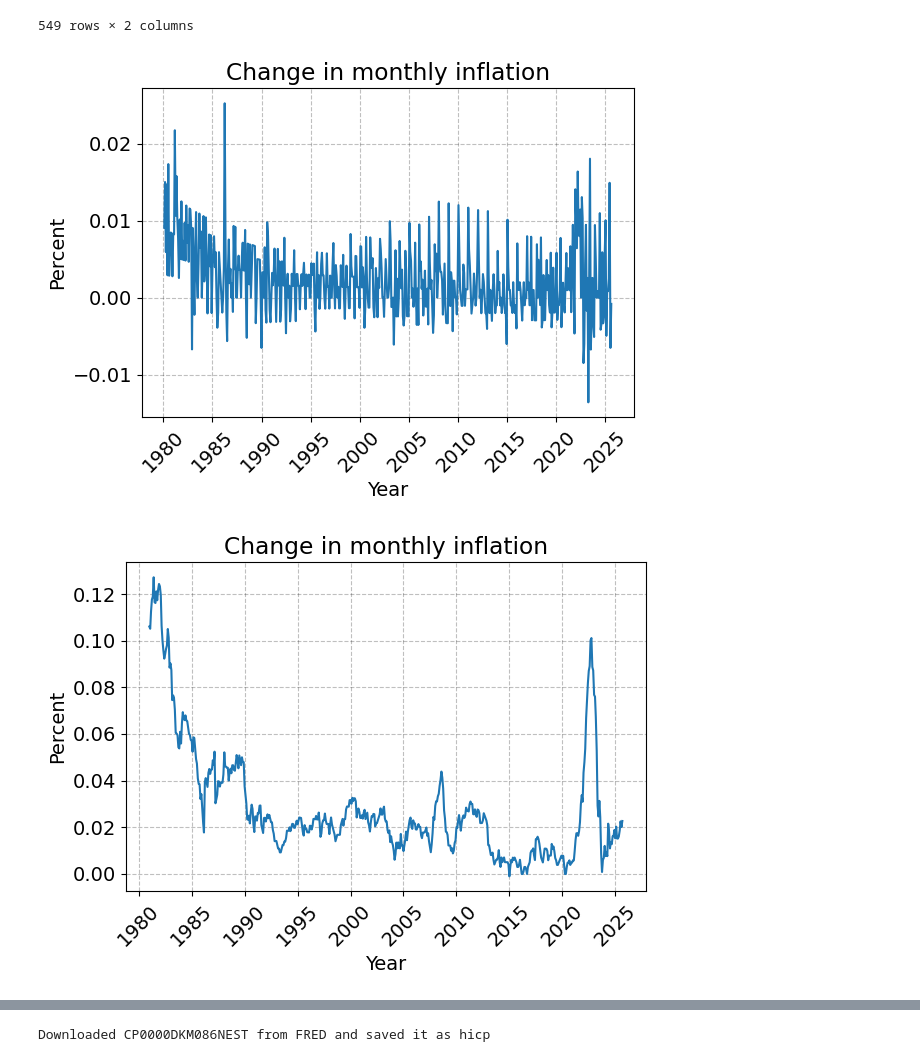
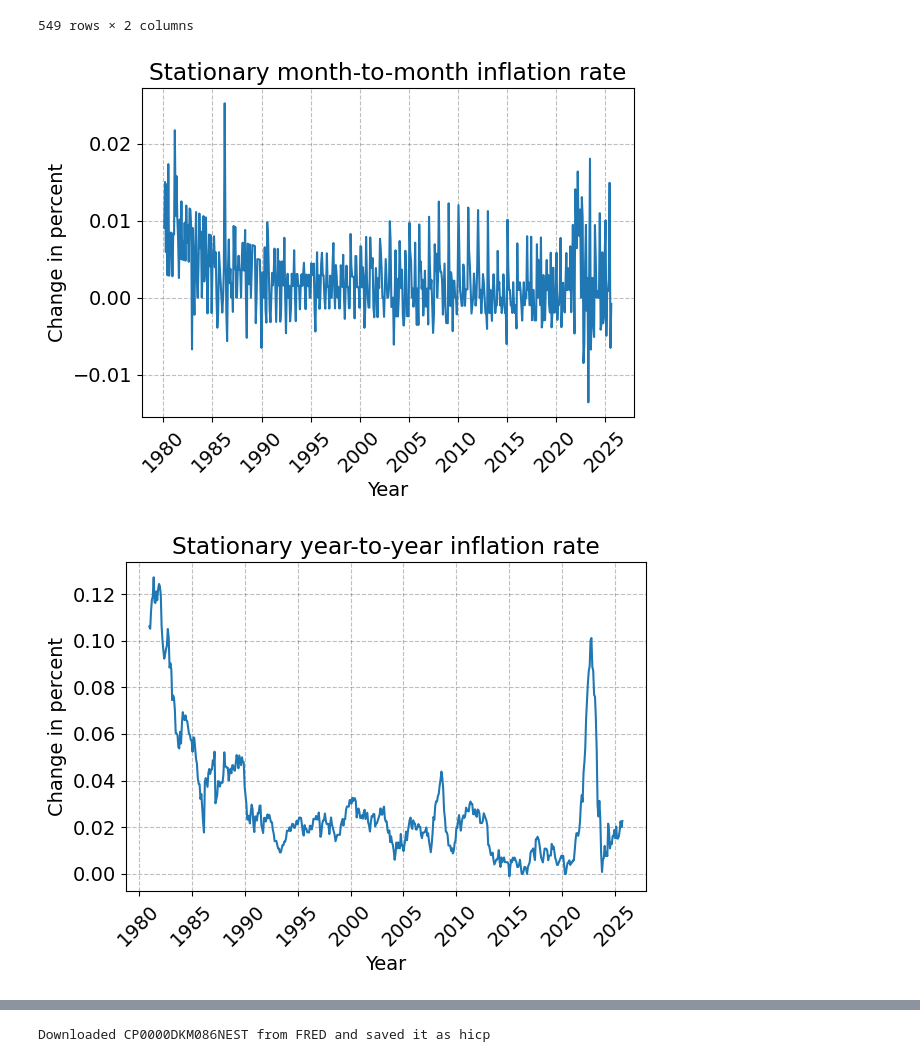
Before and after one commit to htx354/progecon, a Jupyter notebook: dataproject.ipynb, the cells around one changed output, grey strips where cells are left out. Cells and saved outputs as stored; diff of their text form; code cells hidden in the pictures.

```diff
--- a/dataproject.ipynb
+++ b/dataproject.ipynb
@@ -89,6 +90,7 @@ The sudden spikes in fluctuations in the early 2000s and around 2021-2022 could
 # %%
-P12 = P.reset_index()
-P12
+# Making indecies for the dataframe 'P_month'
+P_month = P.reset_index()
+P_month
 # %% [output]
 |  | date | INDHOLD |
 | 0 | 1980-01-01 | 33.0 |
@@ -106,28 +108,27 @@ P12
 # %%
 #Creating plot
 # Setting up model for month-to-month inflation rate
-
-pi = P12['INDHOLD'].pct_change()
+pi = P_month['INDHOLD'].pct_change()
 
 
-plt.plot(P12['date'], pi)
-plt.title("Change in monthly inflation")
+plt.plot(P_month['date'], pi)
+plt.title('Stationary month-to-month inflation rate')
 plt.xlabel("Year")
 plt.xticks(rotation=45)
-plt.ylabel("Percent")
+plt.ylabel("Change in percent")
 plt.tight_layout()
 plt.show()
+
+# Utilizing P_month for the monthly inflation rate, the yearly inflation rate is computed as:
+P_year = P_month['INDHOLD'].pct_change(12)
+
+plt.plot(P_month['date'], P_year)
+plt.title("Stationary year-to-year inflation rate")
+plt.xlabel("Year")
+plt.xticks(rotation=45)
+plt.ylabel("Change in percent")
+plt.tight_layout()
+plt.show()
 # %% [output]
-[figure, old version]
+[figure, new version]
+[figure, added]
-# %%
-p3 = P12['INDHOLD'].pct_change(12)
-
-plt.plot(P12['date'], p3)
-plt.title("Change in monthly inflation")
-plt.xlabel("Year")
-plt.xticks(rotation=45)
-plt.ylabel("Percent")
-plt.tight_layout()
-plt.show()
-# %% [output]
-[figure, removed]
```
Also changed, not shown: parts of 32 cells of this notebook.
